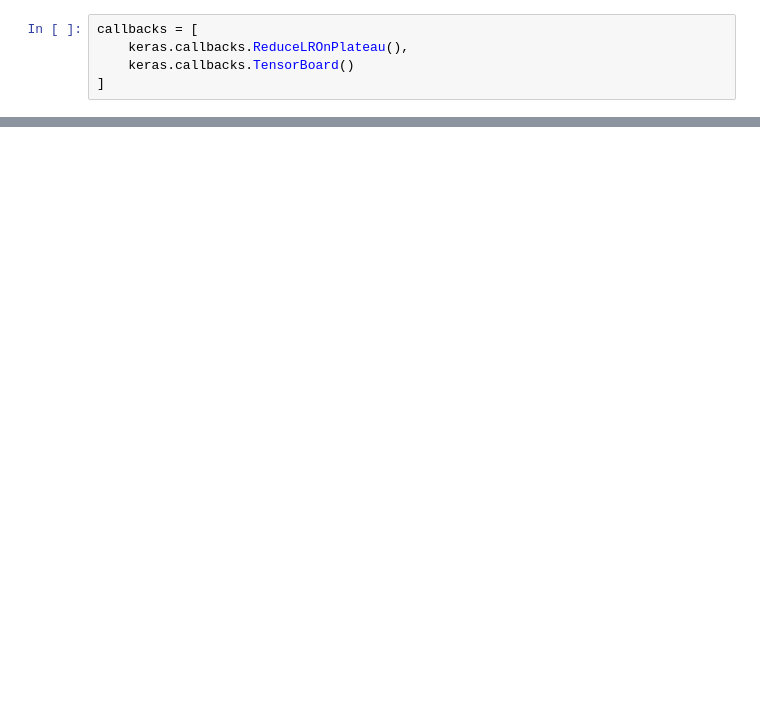
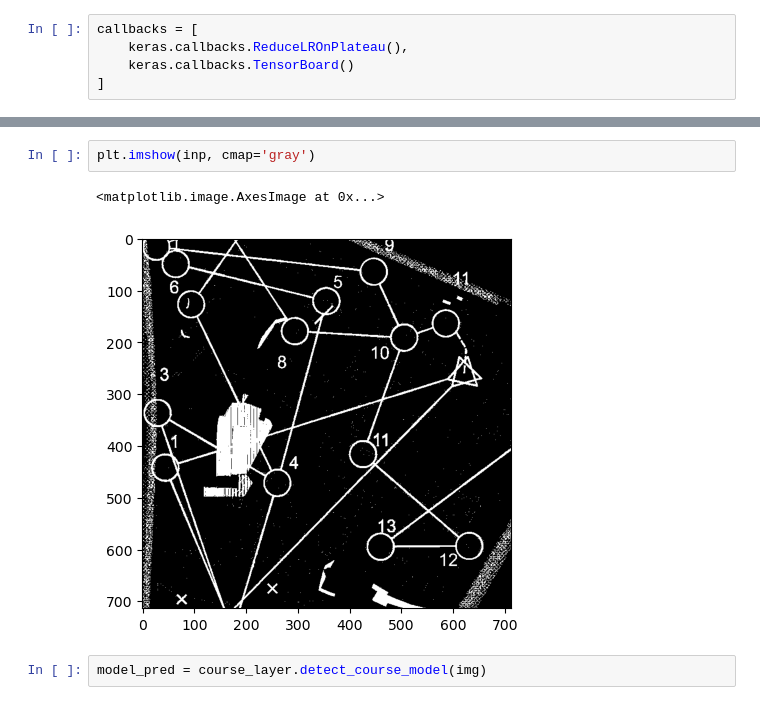
Before and after one commit to ianblair87/maps-analyzer, a Jupyter notebook: experiments/unet-course.ipynb, the cells around one changed output, grey strips where cells are left out. Saved outputs shown, nothing was run; the diff lists cells and outputs as text; blank space fills up the shorter version.

```diff
--- a/experiments/unet-course.ipynb
+++ b/experiments/unet-course.ipynb
@@ -238,0 +277,7 @@ plt.imshow(res)
+# %%
+plt.imshow(inp, cmap='gray')
+# %% [output]
+<matplotlib.image.AxesImage at 0x...>
+[figure, added]
+# %%
+model_pred = course_layer.detect_course_model(img)
```
Also changed, not shown: parts of 17 cells of this notebook, 3 other files.
